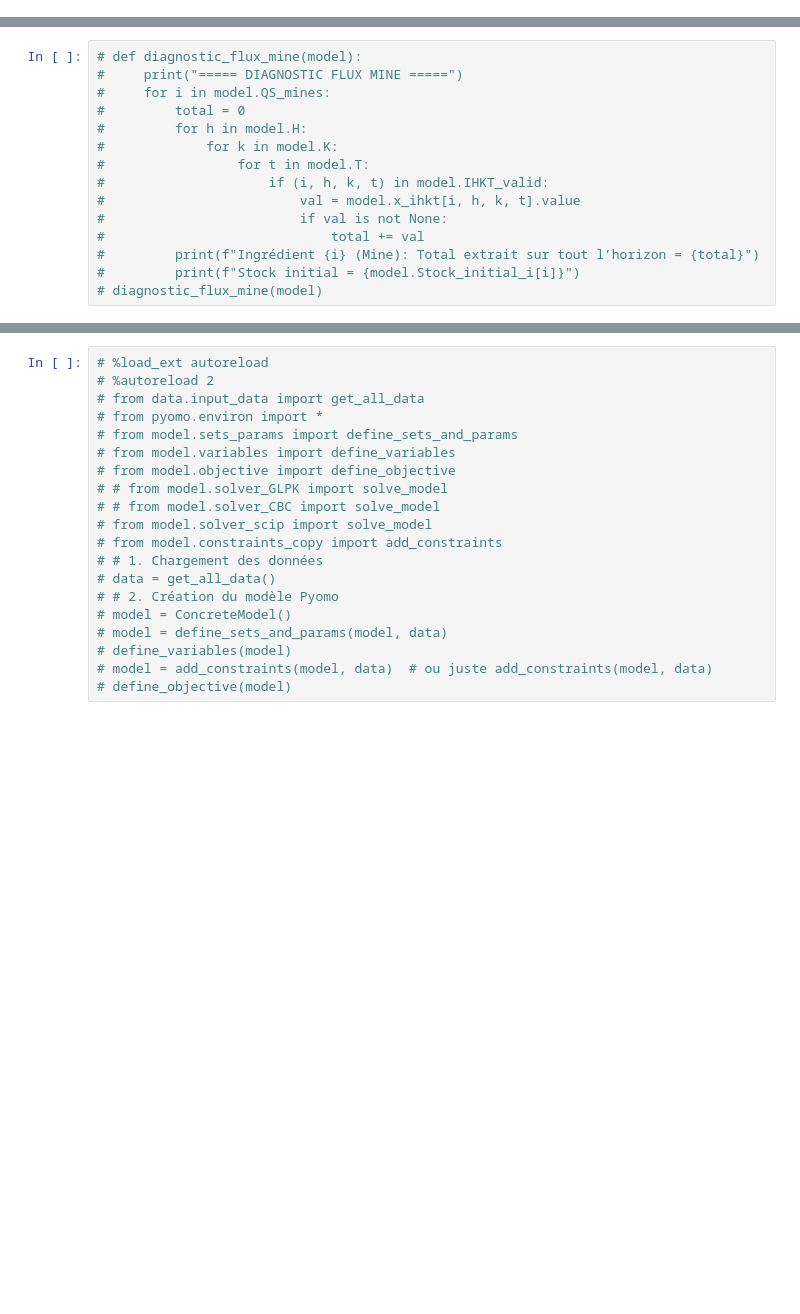
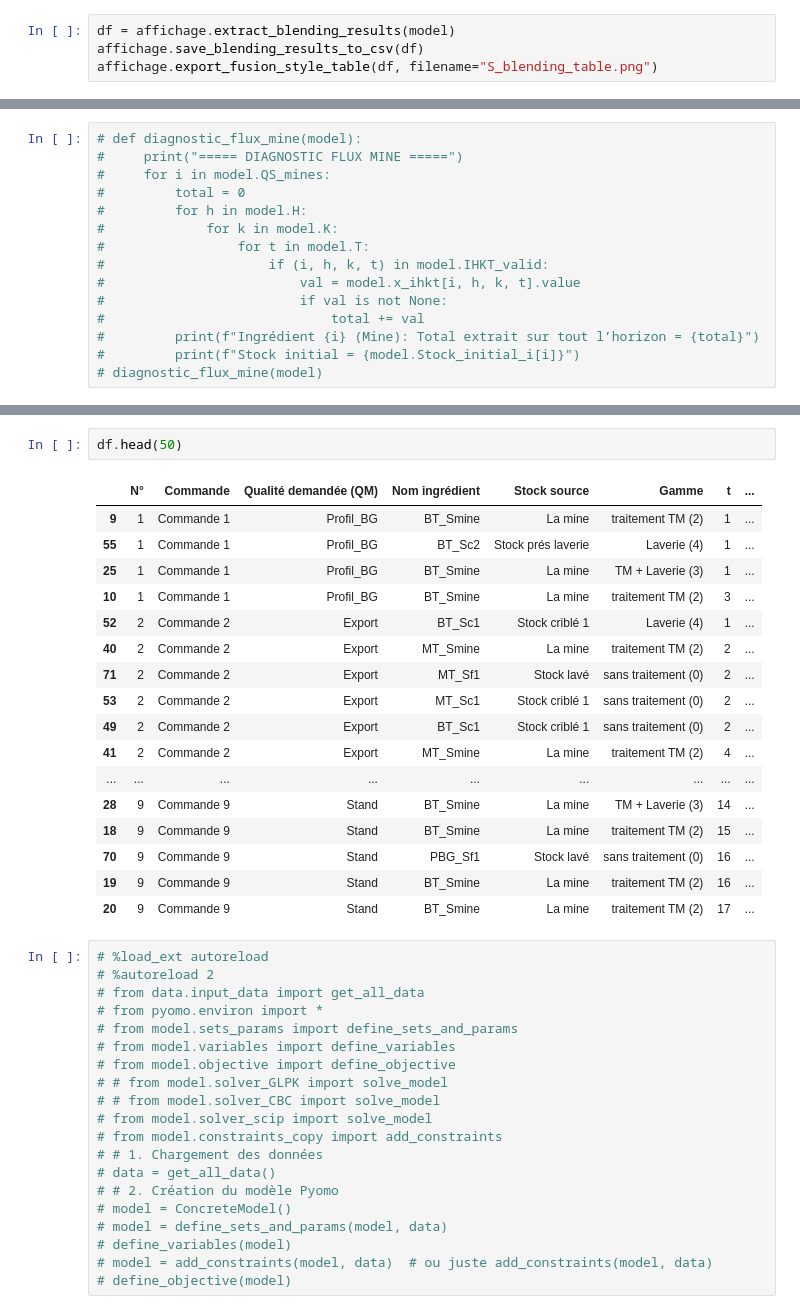
Before and after one commit to abdeljalilf/planning_model, a Jupyter notebook: test.ipynb, the cells around one changed output, grey strips where cells are left out. Drawn from its saved outputs; the diff is of its cells as text; blank space fills up the shorter version.

```diff
--- a/test.ipynb
+++ b/test.ipynb
@@ -69,0 +84,4 @@ c=1, k=2: ratio=64.0001  [64.0, 67.0]
+# %%
+df = affichage.extract_blending_results(model)
+affichage.save_blending_results_to_csv(df)
+affichage.export_fusion_style_table(df, filename="S_blending_table.png")
@@ -362,3 +303,23 @@ Ingrédient 20 | Stock initial:    14000 | Extrait total:    12057 | Stock final
+# %%
+df.head(50)
+# %% [output]
+|  | N° | Commande | Qualité demandée (QM) | Nom ingrédient | Stock source | Gamme | t | ... |
+| 9 | 1 | Commande 1 | Profil_BG | BT_Smine | La mine | traitement TM (2) | 1 | ... |
+| 55 | 1 | Commande 1 | Profil_BG | BT_Sc2 | Stock prés laverie | Laverie (4) | 1 | ... |
+| 25 | 1 | Commande 1 | Profil_BG | BT_Smine | La mine | TM + Laverie (3) | 1 | ... |
+| 10 | 1 | Commande 1 | Profil_BG | BT_Smine | La mine | traitement TM (2) | 3 | ... |
+| 52 | 2 | Commande 2 | Export | BT_Sc1 | Stock criblé 1 | Laverie (4) | 1 | ... |
+| 40 | 2 | Commande 2 | Export | MT_Smine | La mine | traitement TM (2) | 2 | ... |
+| 71 | 2 | Commande 2 | Export | MT_Sf1 | Stock lavé | sans traitement (0) | 2 | ... |
+| 53 | 2 | Commande 2 | Export | MT_Sc1 | Stock criblé 1 | sans traitement (0) | 2 | ... |
+| 49 | 2 | Commande 2 | Export | BT_Sc1 | Stock criblé 1 | sans traitement (0) | 2 | ... |
+| 41 | 2 | Commande 2 | Export | MT_Smine | La mine | traitement TM (2) | 4 | ... |
+| ... | ... | ... | ... | ... | ... | ... | ... | ... |
+| 28 | 9 | Commande 9 | Stand | BT_Smine | La mine | TM + Laverie (3) | 14 | ... |
+| 18 | 9 | Commande 9 | Stand | BT_Smine | La mine | traitement TM (2) | 15 | ... |
+| 70 | 9 | Commande 9 | Stand | PBG_Sf1 | Stock lavé | sans traitement (0) | 16 | ... |
+| 19 | 9 | Commande 9 | Stand | BT_Smine | La mine | traitement TM (2) | 16 | ... |
+| 20 | 9 | Commande 9 | Stand | BT_Smine | La mine | traitement TM (2) | 17 | ... |
 # %%
 # %load_ext autoreload
 # %autoreload 2
```
Also changed, not shown: parts of 15 cells of this notebook, 12 other files.
